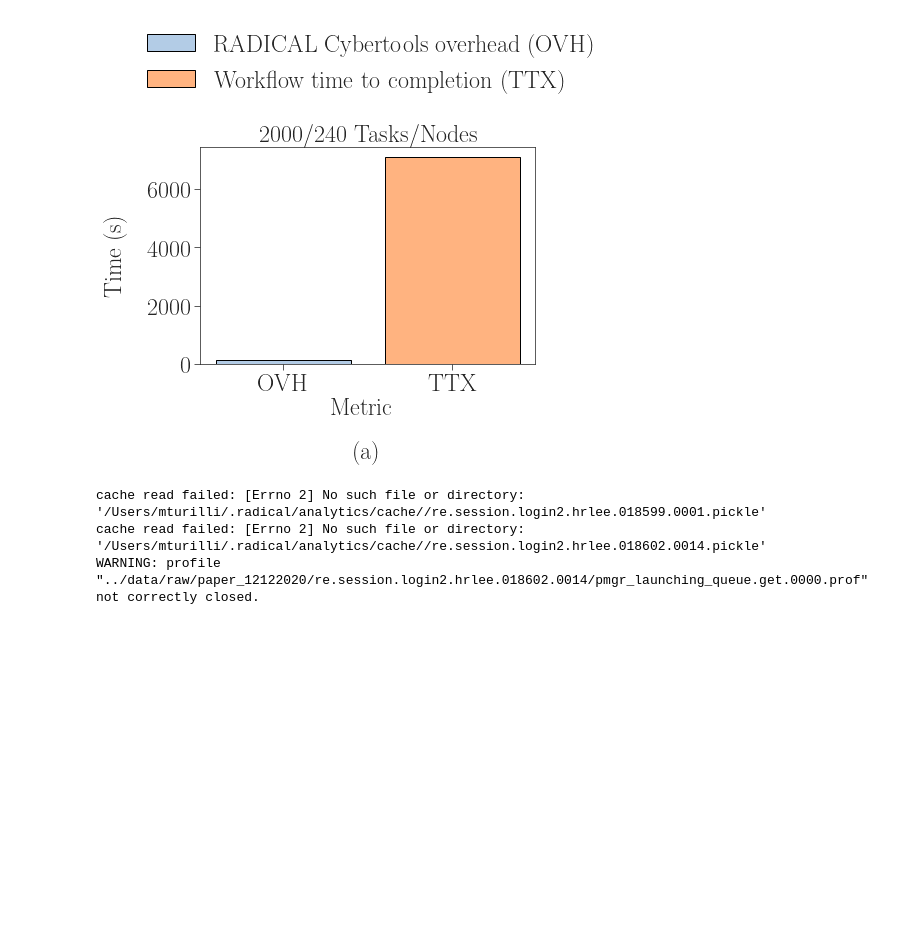
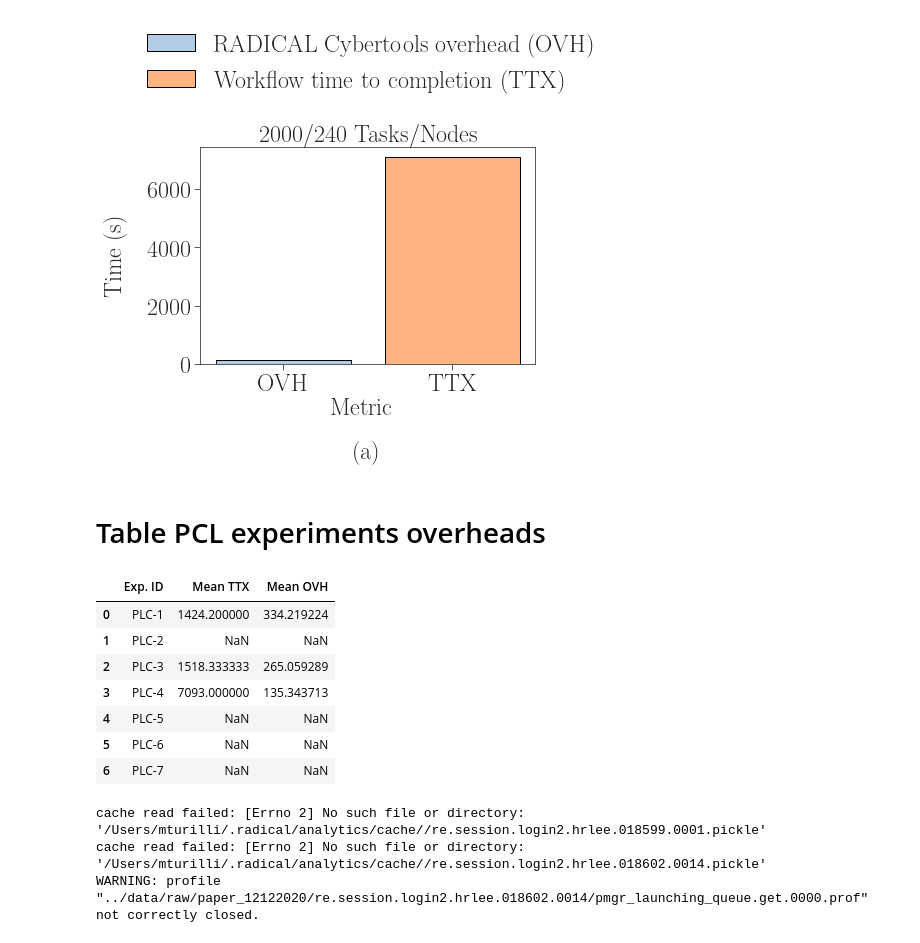
Before and after one commit to radical-experiments/deepdriveMD, a Jupyter notebook: analysis/paper_12122020.ipynb, the cells around one changed output. Saved outputs shown, nothing was run; the diff lists cells and outputs as text; code cells hidden in the pictures; blank space fills up the shorter version.

Commit message:
Overheads table

```diff
--- a/analysis/paper_12122020.ipynb
+++ b/analysis/paper_12122020.ipynb
@@ -358,6 +361,44 @@ plt.savefig('figures/paper_12122020_ovh_ttx_lassen.pdf', dpi=300, bbox_inches='t
 plt.savefig('figures/paper_12122020_ovh_ttx_lassen.png', dpi=300, bbox_inches='tight')
 # %% [output]
 [figure]
+# %% [markdown]
+# Table PCL experiments overheads
+# %%
+pcl_overheads = [
+    {'Exp. ID' : 'PLC-1',
+     'Mean TTX': nnodes[20]['TTX_mean'],
+     'Mean OVH': nnodes[20]['OVH_mean']},
+    {'Exp. ID' : 'PLC-2',
+     'Mean TTX': None,
+     'Mean OVH': None},
+    {'Exp. ID' : 'PLC-3',
+     'Mean TTX': nnodes[160]['TTX_mean'],
+     'Mean OVH': nnodes[160]['OVH_mean']},
+    {'Exp. ID' : 'PLC-4',
+     'Mean TTX': ss['re.session.lassen708.lee1078.018606.0011']['ttx_u'],
+     'Mean OVH': ss['re.session.lassen708.lee1078.018606.0011']['ovh_rtc']},
+    {'Exp. ID' : 'PLC-5',
+     'Mean TTX': None,
+     'Mean OVH': None},
+    {'Exp. ID' : 'PLC-6',
+     'Mean TTX': None,
+     'Mean OVH': None},
+    {'Exp. ID' : 'PLC-7',
+     'Mean TTX': None,
+     'Mean OVH': None}
+]
+
+df_pcl_overheads = pd.DataFrame(pcl_overheads)
+df_pcl_overheads
+# %% [output]
+|  | Exp. ID | Mean TTX | Mean OVH |
+| 0 | PLC-1 | 1424.200000 | 334.219224 |
+| 1 | PLC-2 | NaN | NaN |
+| 2 | PLC-3 | 1518.333333 | 265.059289 |
+| 3 | PLC-4 | 7093.000000 | 135.343713 |
+| 4 | PLC-5 | NaN | NaN |
+| 5 | PLC-6 | NaN | NaN |
+| 6 | PLC-7 | NaN | NaN |
 # %%
 metrics_default = [
 
```
Also changed, not shown: parts of 1 cell of this notebook.
